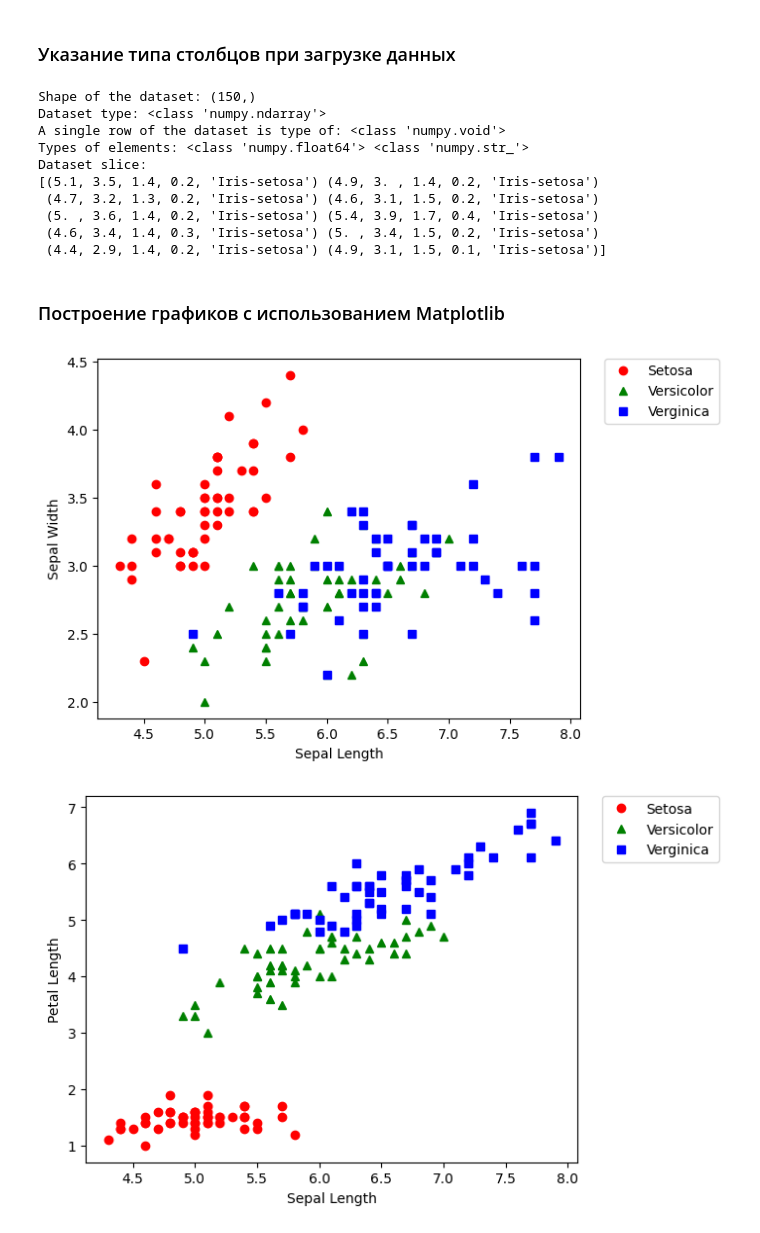
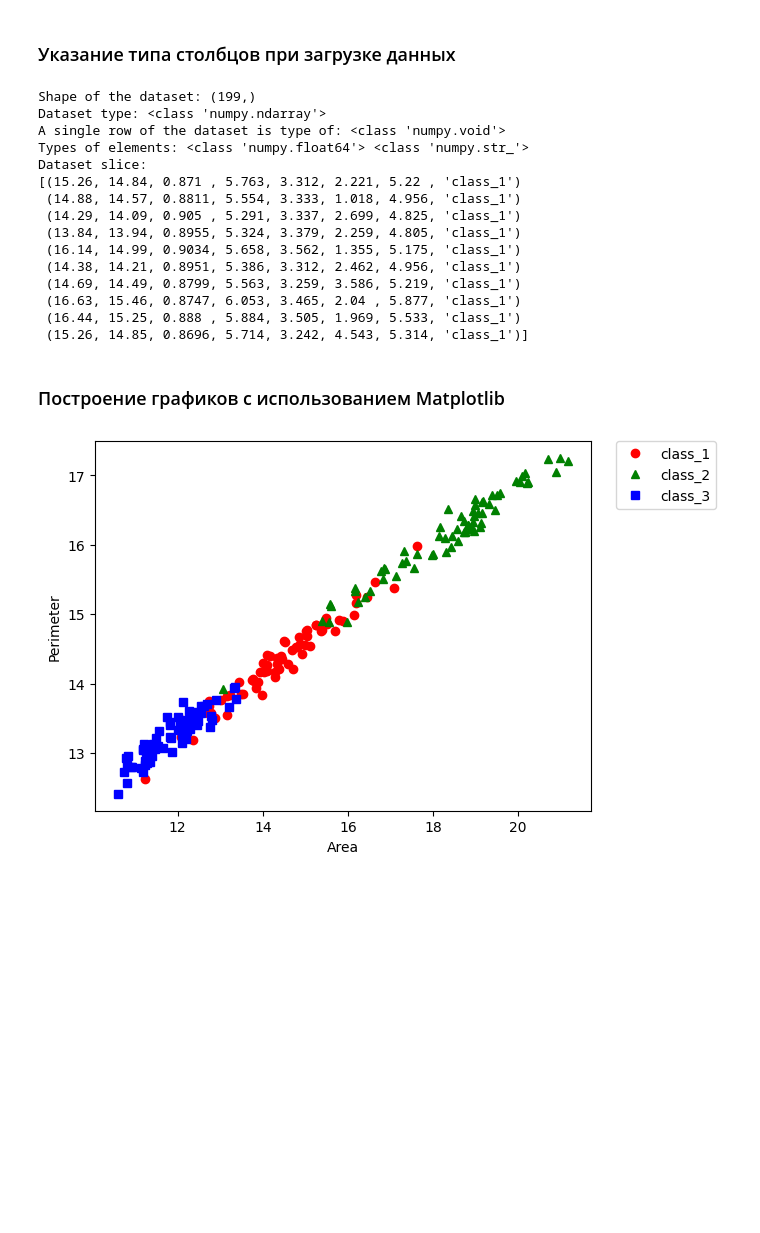
Before and after one commit to IngaBesedina/AI_ML_1, a Jupyter notebook: LabWork/LabWork1.ipynb, the cells around one changed output. Saved outputs shown, nothing was run; the diff lists cells and outputs as text; code cells hidden in the pictures; blank space fills up the shorter version.

```diff
--- a/LabWork/LabWork1.ipynb
+++ b/LabWork/LabWork1.ipynb
@@ -21,6 +21,6 @@ iris.data           100%[===================>]   4.44K  --.-KB/s    in 0s
 # %%
 import numpy as np
-data_path = "iris.data"
+data_path = "seeds.data.3"
 data = np.genfromtxt(data_path, delimiter=",")
 print(data)
 # %% [output]
@@ -85,72 +79,82 @@ Dataset:
 # %% [markdown]
 ### Указание типа столбцов при загрузке данных
 # %%
-dt = np.dtype("f8, f8, f8, f8, U30")
+dt = np.dtype("f8, f8, f8, f8, f8, f8, f8, U30")
 data2 = np.genfromtxt(data_path, delimiter=",", dtype=dt)
 print('Shape of the dataset:', data2.shape)
 print('Dataset type:', type(data2))
 print('A single row of the dataset is type of:', type(data2[0]))
-print('Types of elements:', type(data2[0][1]), type(data2[0][4]))
+print('Types of elements:', type(data2[0][1]), type(data2[0][7]))
 print('Dataset slice:')
 print(data2[:10])
 # %% [output]
-Shape of the dataset: (150,)
+Shape of the dataset: (199,)
 Dataset type: <class 'numpy.ndarray'>
 A single row of the dataset is type of: <class 'numpy.void'>
 Types of elements: <class 'numpy.float64'> <class 'numpy.str_'>
 Dataset slice:
-[(5.1, 3.5, 1.4, 0.2, 'Iris-setosa') (4.9, 3. , 1.4, 0.2, 'Iris-setosa')
- (4.7, 3.2, 1.3, 0.2, 'Iris-setosa') (4.6, 3.1, 1.5, 0.2, 'Iris-setosa')
- (5. , 3.6, 1.4, 0.2, 'Iris-setosa') (5.4, 3.9, 1.7, 0.4, 'Iris-setosa')
- (4.6, 3.4, 1.4, 0.3, 'Iris-setosa') (5. , 3.4, 1.5, 0.2, 'Iris-setosa')
- (4.4, 2.9, 1.4, 0.2, 'Iris-setosa') (4.9, 3.1, 1.5, 0.1, 'Iris-setosa')]
+[(15.26, 14.84, 0.871 , 5.763, 3.312, 2.221, 5.22 , 'class_1')
+ (14.88, 14.57, 0.8811, 5.554, 3.333, 1.018, 4.956, 'class_1')
+ (14.29, 14.09, 0.905 , 5.291, 3.337, 2.699, 4.825, 'class_1')
+ (13.84, 13.94, 0.8955, 5.324, 3.379, 2.259, 4.805, 'class_1')
+ (16.14, 14.99, 0.9034, 5.658, 3.562, 1.355, 5.175, 'class_1')
+ (14.38, 14.21, 0.8951, 5.386, 3.312, 2.462, 4.956, 'class_1')
+ (14.69, 14.49, 0.8799, 5.563, 3.259, 3.586, 5.219, 'class_1')
+ (16.63, 15.46, 0.8747, 6.053, 3.465, 2.04 , 5.877, 'class_1')
+ (16.44, 15.25, 0.888 , 5.884, 3.505, 1.969, 5.533, 'class_1')
+ (15.26, 14.85, 0.8696, 5.714, 3.242, 4.543, 5.314, 'class_1')]
 # %% [markdown]
 ### Построение графиков с использованием Matplotlib
 # %%
 import matplotlib as mpl
 import matplotlib.pyplot as plt
 %matplotlib inline
 
 # Данные из отдельных столбцов
-sepal_length = [] # Sepal Length
-sepal_width = [] # Sepal Width
-petal_length = [] # Petal Length
-petal_width = [] # Petal Width
+Area = []
+Perimeter = []
+Compactness = []
+Kernel_Length = []
+Kernel_Width = []
+Asymmetry_Coeff = []
+Kernel_Groove = []
 
 # Выполняем обход всей коллекции data2
 for dot in data2:
-    sepal_length.append(dot[0])
-    sepal_width.append(dot[1])
-    petal_length.append(dot[2])
-    petal_width.append(dot[3])
+    Area.append(dot[0])
+    Perimeter.append(dot[1])
+    Compactness.append(dot[2])
+    Kernel_Length.append(dot[3])
+    Kernel_Width.append(dot[4])
+    Asymmetry_Coeff.append(dot[5])
+    Kernel_Groove.append(dot[6])
 
 # Строим графики по проекциям данных
 # Учитываем, что каждые 50 типов ирисов идут последовательно
 plt.figure(1)
-setosa, = plt.plot(sepal_length[:50], sepal_width[:50], 'ro', label='Setosa')
-versicolor, = plt.plot(sepal_length[50:100], sepal_width[50:100], 'g^', label='Versicolor')
-virginica, = plt.plot(sepal_length[100:150], sepal_width[100:150], 'bs', label='Verginica')
+high, = plt.plot(Area[:67], Perimeter[:67], 'ro', label='class_1')
+low, = plt.plot(Area[67:135], Perimeter[67:135], 'g^', label='class_2')
+medium, = plt.plot(Area[135:], Perimeter[135:], 'bs', label='class_3')
 plt.legend(bbox_to_anchor=(1.05, 1), loc=2, borderaxespad=0.)
-plt.xlabel('Sepal Length')
-plt.ylabel('Sepal Width')
+plt.xlabel('Area')
+plt.ylabel('Perimeter')
 
-plt.figure(2)
+"""plt.figure(2)
 setosa, = plt.plot(sepal_length[:50], petal_length[:50], 'ro', label='Setosa')
 versicolor, = plt.plot(sepal_length[50:100], petal_length[50:100], 'g^', label='Versicolor')
 virginica, = plt.plot(sepal_length[100:150], petal_length[100:150], 'bs', label='Verginica')
 plt.legend(bbox_to_anchor=(1.05, 1), loc=2, borderaxespad=0.)
 plt.xlabel('Sepal Length')
 plt.ylabel('Petal Length')
 
 plt.figure(3)
 setosa, = plt.plot(sepal_length[:50], petal_width[:50], 'ro', label='Setosa')
 versicolor, = plt.plot(sepal_length[50:100], petal_width[50:100], 'g^', label='Versicolor')
 virginica, = plt.plot(sepal_length[100:150], petal_width[100:150], 'bs', label='Verginica')
 plt.legend(bbox_to_anchor=(1.05, 1), loc=2, borderaxespad=0.)
 plt.xlabel('Sepal Length')
-plt.ylabel('Petal Width')
+plt.ylabel('Petal Width')"""
 
 plt.show()
 # %% [output]
-[figure, old version]
+[figure, new version]
-[figure, removed]
```
Also changed, not shown: parts of 6 cells of this notebook.
